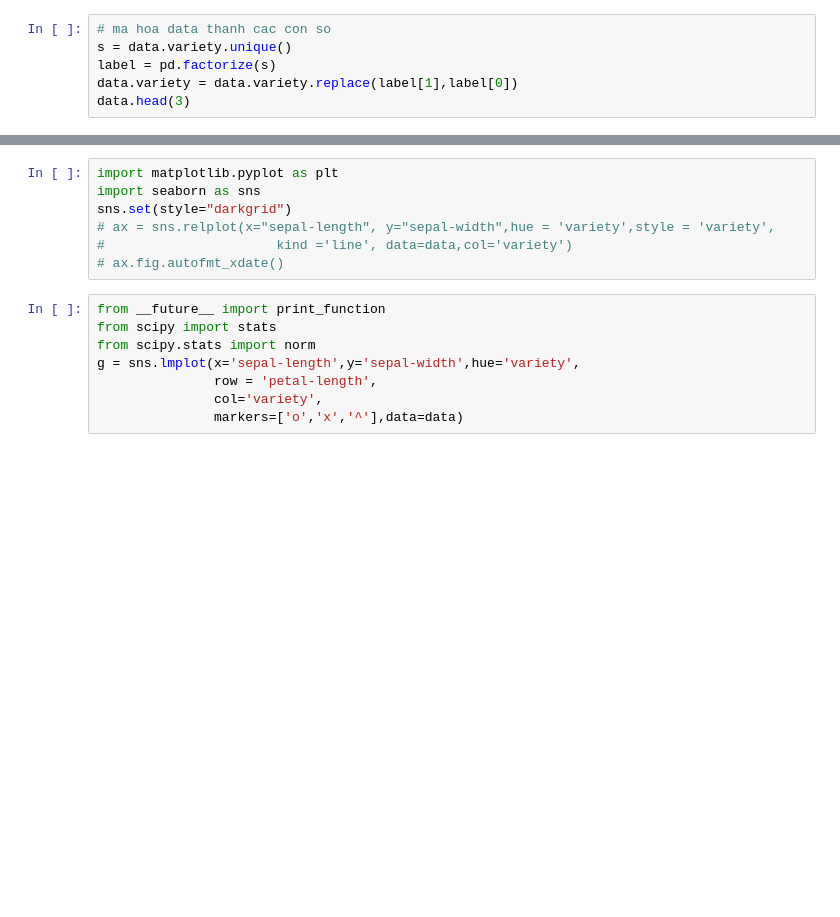
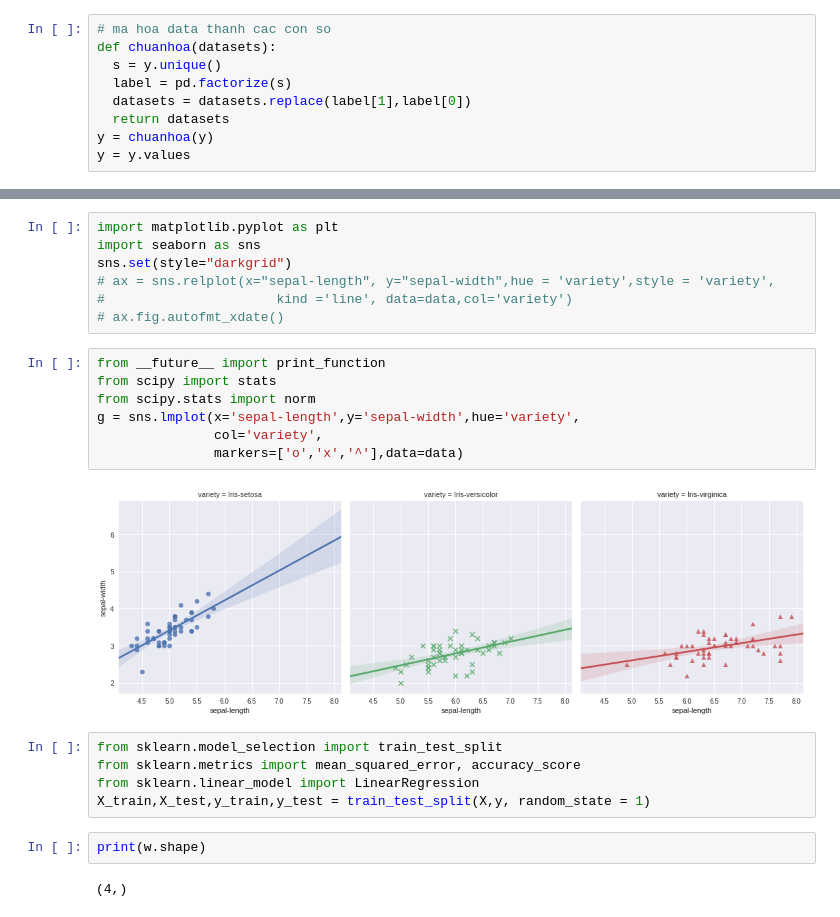
Before and after one commit to redman157/HocML, a Jupyter notebook: Linear-Iris.ipynb, the cells around one changed output, grey strips where cells are left out. Saved outputs shown, nothing was run; the diff lists cells and outputs as text; blank space fills up the shorter version.

```diff
--- a/Linear-Iris.ipynb
+++ b/Linear-Iris.ipynb
@@ -31,6 +49,9 @@ X = data.drop('variety',axis = 1)
 # %%
 # ma hoa data thanh cac con so
-s = data.variety.unique()
-label = pd.factorize(s)
-data.variety = data.variety.replace(label[1],label[0])
-data.head(3)
+def chuanhoa(datasets):
+  s = y.unique()
+  label = pd.factorize(s)
+  datasets = datasets.replace(label[1],label[0])
+  return datasets
+y = chuanhoa(y)
+y = y.values
@@ -69,8 +65,18 @@ sns.set(style="darkgrid")
 # %%
 from __future__ import print_function
 from scipy import stats
 from scipy.stats import norm
 g = sns.lmplot(x='sepal-length',y='sepal-width',hue='variety',
-               row = 'petal-length',
                col='variety',
                markers=['o','x','^'],data=data)
+# %% [output]
+[figure, added]
+# %%
+from sklearn.model_selection import train_test_split
+from sklearn.metrics import mean_squared_error, accuracy_score
+from sklearn.linear_model import LinearRegression
+X_train,X_test,y_train,y_test = train_test_split(X,y, random_state = 1)
+# %%
+print(w.shape)
+# %% [output]
+(4,)
```
Also changed, not shown: parts of 8 cells of this notebook.
